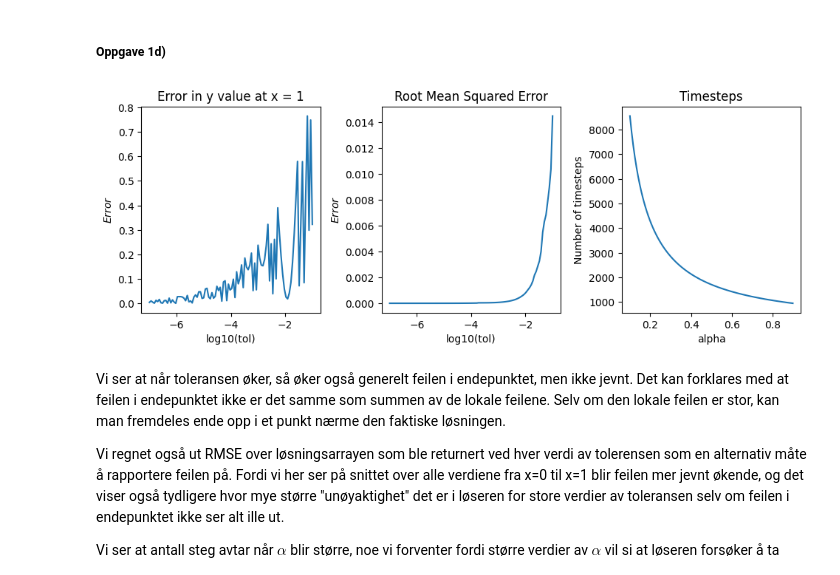
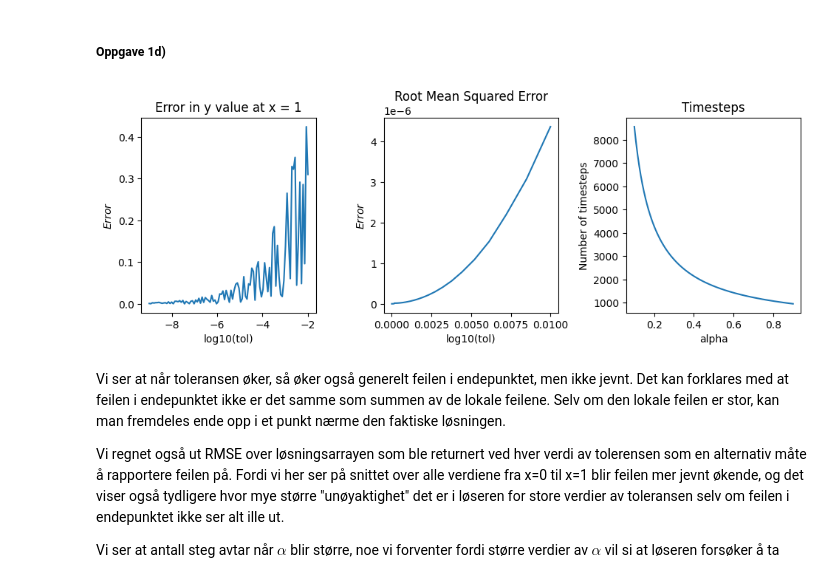
Before and after one commit to einaraarnaes/Prosjekt3, a Jupyter notebook: code.ipynb, the cells around one changed output. Saved outputs shown, nothing was run; the diff lists cells and outputs as text; code cells hidden in the pictures.

```diff
--- a/code.ipynb
+++ b/code.ipynb
@@ -181,7 +181,7 @@ def solution_1b(x):
 y_anal = solution_1b(2*np.pi)
 
 n_vals = 100
-tol_vals = np.logspace(-7, -1, n_vals)
+tol_vals = np.logspace(-9, -2, n_vals)
 log_tol_vals = np.log10(tol_vals)
 
 alpha_vals = np.linspace(0.1, 0.9, n_vals)
@@ -195,7 +195,7 @@ timesteps = np.zeros(n_vals)
 for i, tol in enumerate(tol_vals):
     x_vals, y_vals, data = rk_32(0, 2*np.pi, np.array([0,2]), func_1c, tol = tol)
     final_y_vals[i] = y_vals[-1, 0]
-    avg_error[i] = np.sqrt(np.mean((solution_1b(x_vals) - y_vals[:,0])**2))
+    avg_error[i] = np.linalg.vector_norm((solution_1b(x_vals) - y_vals[:,0])**2)
 
 
 
@@ -207,24 +207,24 @@ final_error = abs(final_y_vals - y_anal)
 # %%
 fig, axs = plt.subplots(ncols = 3, nrows = 1, figsize=(10,4))
 
 axs[0].plot(log_tol_vals, final_error)
 axs[0].set_xlabel("log10(tol)")
 axs[0].set_ylabel("$Error$")
 axs[0].set_title("Error in y value at x = 1")
 
-axs[1].plot(log_tol_vals, avg_error)
+axs[1].plot(tol_vals, avg_error)
 axs[1].set_xlabel("log10(tol)")
 axs[1].set_ylabel("$Error$")
 axs[1].set_title("Root Mean Squared Error")
 
 axs[2].plot(alpha_vals, timesteps)
 axs[2].set_xlabel("alpha")
 axs[2].set_ylabel("Number of timesteps")
 axs[2].set_title("Timesteps")
 
 plt.tight_layout(pad=2.0, w_pad=1.0, h_pad=1.0)
 # %% [output]
-[figure, old version]
+[figure, new version]
 # %% [markdown]
 Vi ser at når toleransen øker, så øker også generelt feilen i endepunktet, men ikke jevnt. Det kan forklares med at feilen i endepunktet ikke er det samme som summen av de lokale feilene. Selv om den lokale feilen er stor, kan man fremdeles ende opp i et punkt nærme den faktiske løsningen.
 
```
Also changed, not shown: parts of 7 cells of this notebook.
